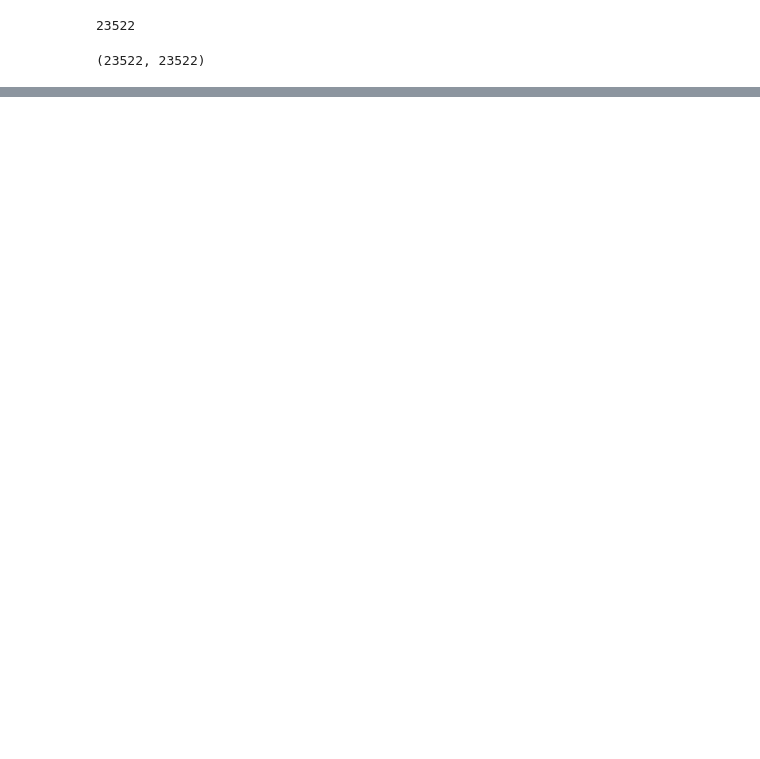
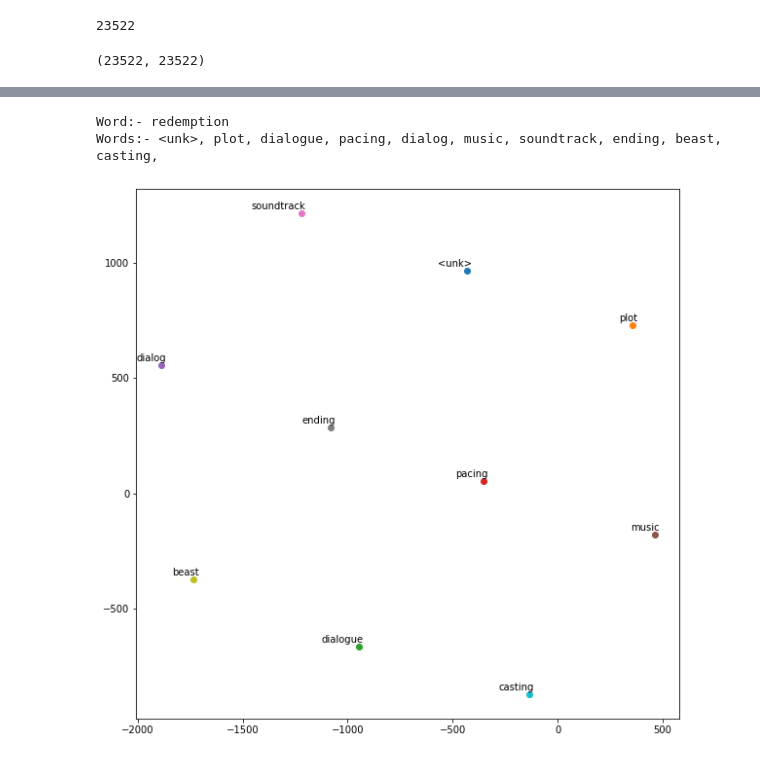
Before and after one commit to soumodiptab/Intro-to-NLP, a Jupyter notebook: assignment-3/models/svd.ipynb, the cells around one changed output, grey strips where cells are left out. Cells and saved outputs as stored; diff of their text form; code cells hidden in the pictures; blank space fills up the shorter version.

```diff
--- a/assignment-3/models/svd.ipynb
+++ b/assignment-3/models/svd.ipynb
@@ -190,0 +301,6 @@ model.train(data)
+# %%
+plot_top10_words('redemption', model,ind2vocab)
+# %% [output]
+Word:- redemption
+Words:- <unk>, plot, dialogue, pacing, dialog, music, soundtrack, ending, beast, casting,
+[figure, added]
```
Also changed, not shown: parts of 12 cells of this notebook, 3 other files.
